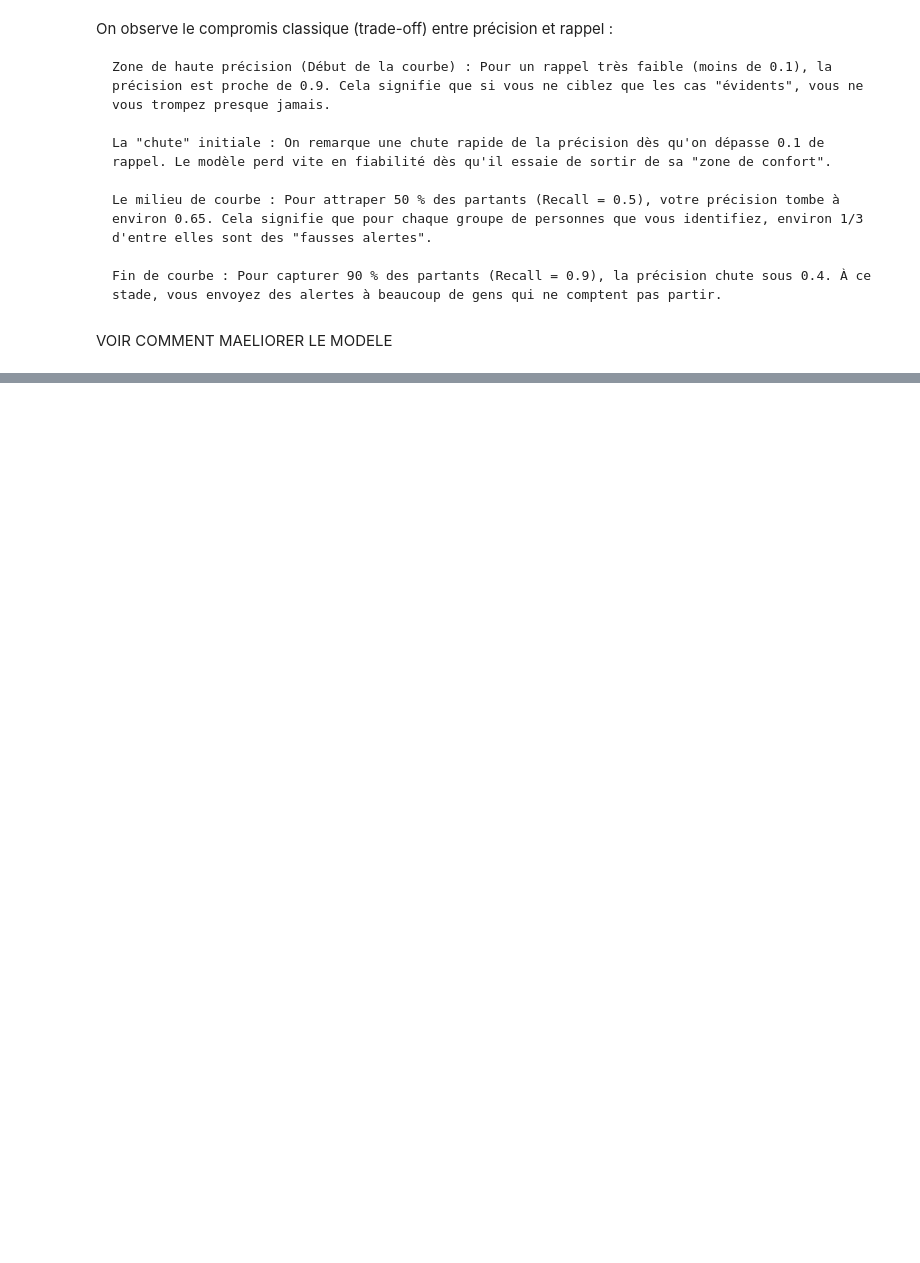
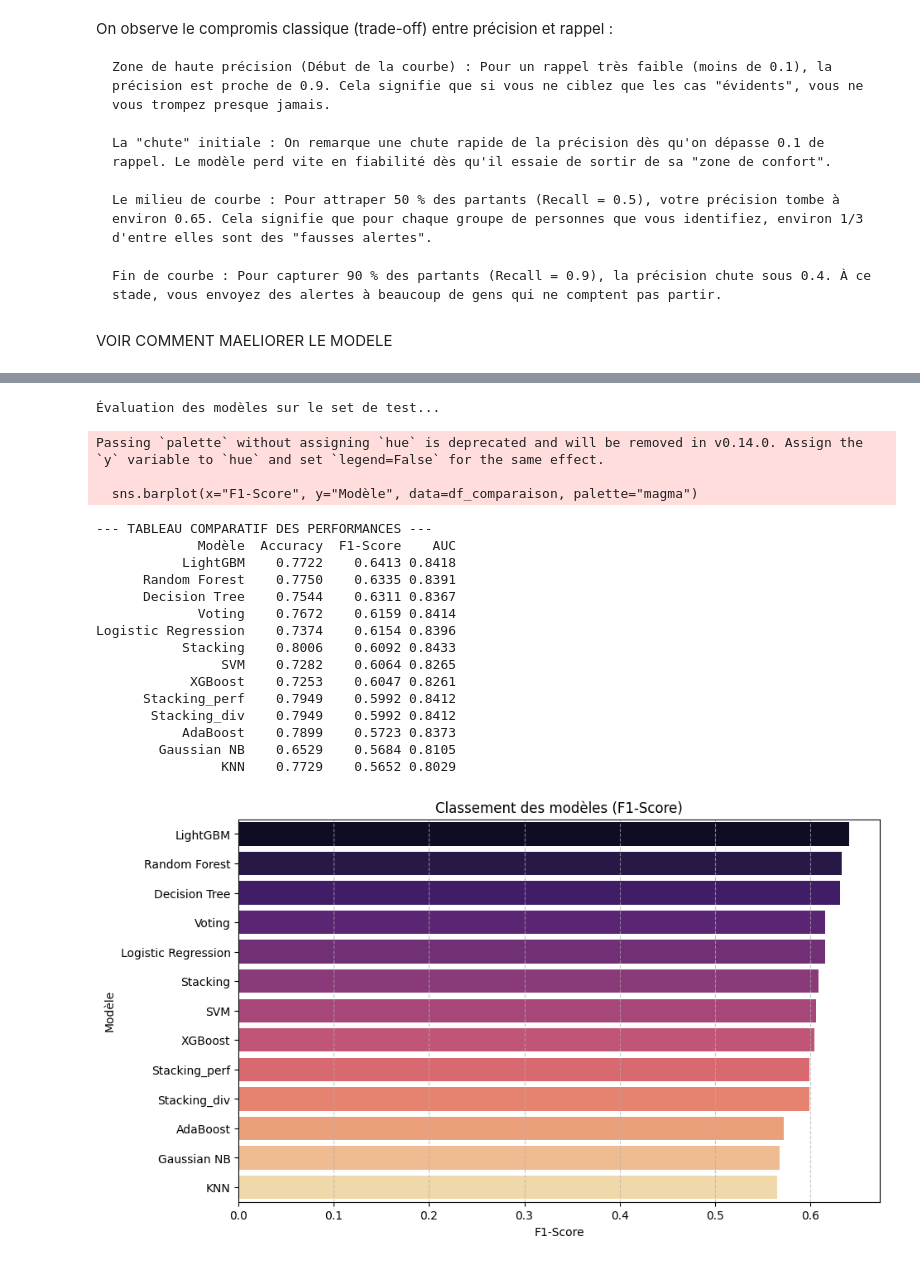
Before and after one commit to Bapt1st3/Telco_Customer_Prediction, a Jupyter notebook: classification.ipynb, the cells around one changed output, grey strips where cells are left out. Drawn from its saved outputs; the diff is of its cells as text; code cells hidden in the pictures; blank space fills up the shorter version.

```diff
--- a/classification.ipynb
+++ b/classification.ipynb
@@ -347,0 +399,2 @@ VOIR COMMENT MAELIORER LE MODELE
+# %%
+X_train, X_test, y_train, y_test = preparer_donnees_classification(df, keep_cluster=True)
@@ -347,0 +519,66 @@ VOIR COMMENT MAELIORER LE MODELE
+# %%
+# 1. Création d'une liste pour stocker les scores
+resultats_liste = []
+
+print("\nÉvaluation des modèles sur le set de test...")
+
+for name, model in best_estimators.items():
+    # Prédiction
+    y_pred = model.predict(X_test)
+
+    # Calcul des probabilités pour l'AUC (si le modèle le permet)
+    if hasattr(model, "predict_proba"):
+        y_prob = model.predict_proba(X_test)[:, 1]
+        auc = roc_auc_score(y_test, y_prob)
+    else:
+        auc = "N/A" # Pour les modèles qui n'ont pas predict_proba
+
+    # Calcul des métriques
+    acc = accuracy_score(y_test, y_pred)
+    f1 = f1_score(y_test, y_pred)
+
+    # Ajout dans la liste
+    resultats_liste.append({
+        "Modèle": name,
+        "Accuracy": round(acc, 4),
+        "F1-Score": round(f1, 4),
+        "AUC": round(auc, 4) if isinstance(auc, float) else auc
+    })
+
+# 2. Transformation de la liste en DataFrame Pandas pour un affichage propre
+df_comparaison = pd.DataFrame(resultats_liste)
+
+# 3. Tri par F1-Score (le plus important pour ton cas de Churn)
+df_comparaison = df_comparaison.sort_values(by="F1-Score", ascending=False)
+
+# 4. Affichage du tableau final
+print("\n--- TABLEAU COMPARATIF DES PERFORMANCES ---")
+print(df_comparaison.to_string(index=False))
+
+# 5. Visualisation graphique du F1-Score
+plt.figure(figsize=(10, 6))
+sns.barplot(x="F1-Score", y="Modèle", data=df_comparaison, palette="magma")
+plt.title("Classement des modèles (F1-Score)")
+plt.grid(axis='x', linestyle='--', alpha=0.7)
+plt.show()
+# %% [output]
+Évaluation des modèles sur le set de test...
+Passing `palette` without assigning `hue` is deprecated and will be removed in v0.14.0. Assign the `y` variable to `hue` and set `legend=False` for the same effect.
+
+  sns.barplot(x="F1-Score", y="Modèle", data=df_comparaison, palette="magma")
+--- TABLEAU COMPARATIF DES PERFORMANCES ---
+             Modèle  Accuracy  F1-Score    AUC
+           LightGBM    0.7722    0.6413 0.8418
+      Random Forest    0.7750    0.6335 0.8391
+      Decision Tree    0.7544    0.6311 0.8367
+             Voting    0.7672    0.6159 0.8414
+Logistic Regression    0.7374    0.6154 0.8396
+           Stacking    0.8006    0.6092 0.8433
+                SVM    0.7282    0.6064 0.8265
+            XGBoost    0.7253    0.6047 0.8261
+      Stacking_perf    0.7949    0.5992 0.8412
+       Stacking_div    0.7949    0.5992 0.8412
+           AdaBoost    0.7899    0.5723 0.8373
+        Gaussian NB    0.6529    0.5684 0.8105
+                KNN    0.7729    0.5652 0.8029
+[figure, added]
```
Also changed, not shown: parts of 22 cells of this notebook.
